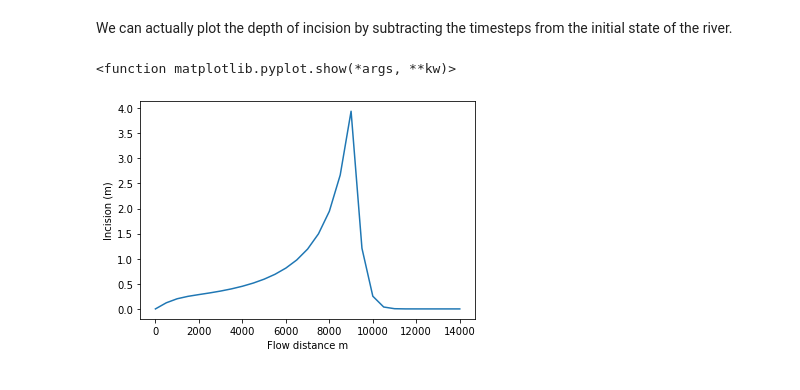
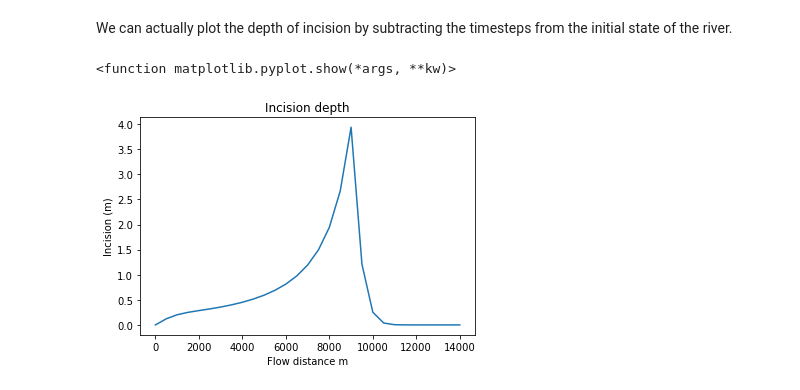
Before and after one commit to simon-m-mudd/smm_teaching_notebooks, a Jupyter notebook: Channel_incision/Lesson_04_drainage_capture.ipynb, the cells around one changed output. Drawn from its saved outputs; the diff is of its cells as text; code cells hidden in the pictures.

```diff
--- a/Channel_incision/Lesson_04_drainage_capture.ipynb
+++ b/Channel_incision/Lesson_04_drainage_capture.ipynb
@@ -102,11 +102,12 @@ We can actually plot the depth of incision by subtracting the timesteps from the
 # %%
 incision = np.subtract(initial_z,elevations[1])
 flow_distance = initial_channel.x_data
 
 plt.plot(flow_distance,incision)
 plt.xlabel("Flow distance m")
 plt.ylabel("Incision (m)")
+plt.title("Incision depth")
 plt.show
 # %% [output]
 <function matplotlib.pyplot.show(*args, **kw)>
-[figure, old version]
+[figure, new version]
```
